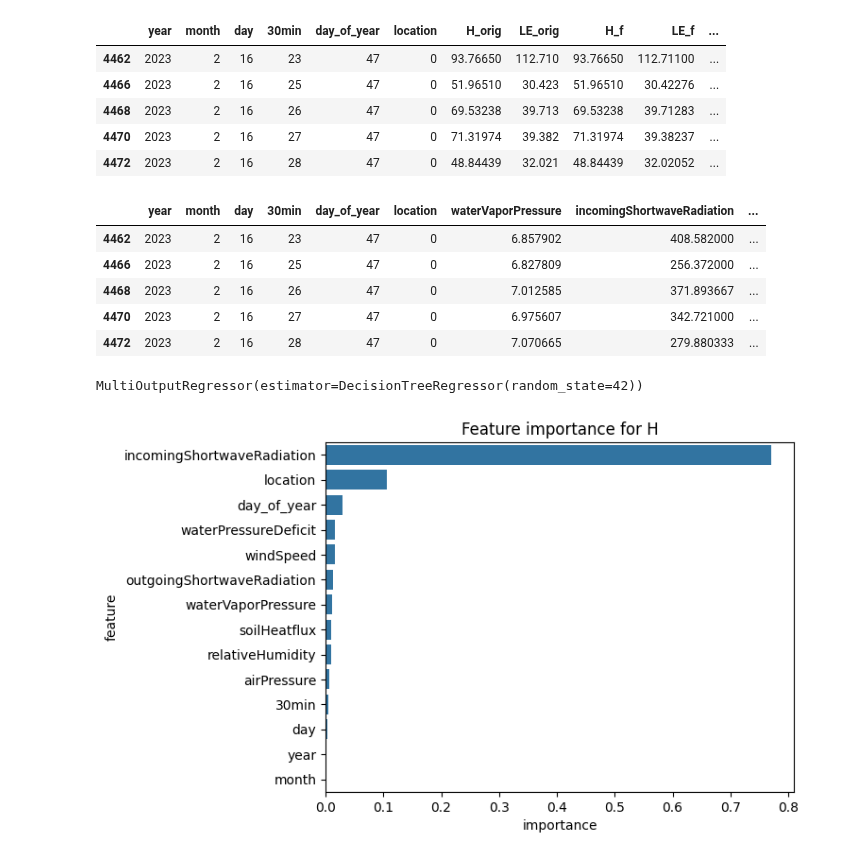
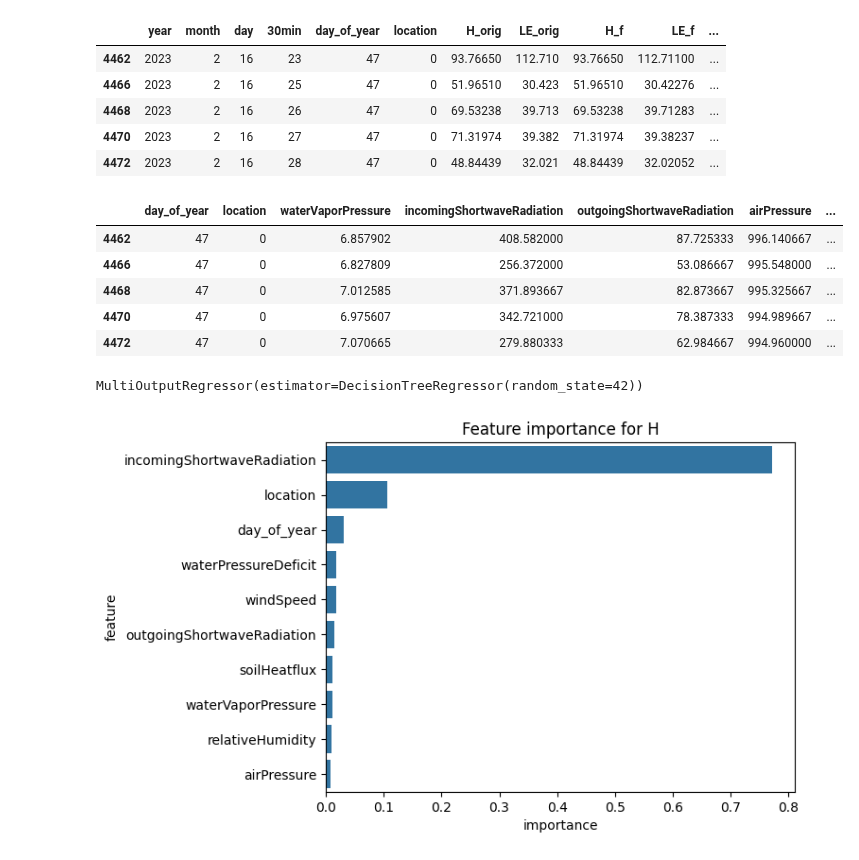
Before and after one commit to justusm00/ebc-project, a Jupyter notebook: ImpDimAna.ipynb, the cells around one changed output. Cells and saved outputs as stored; diff of their text form; code cells hidden in the pictures.

```diff
--- a/ImpDimAna.ipynb
+++ b/ImpDimAna.ipynb
@@ -24,15 +24,15 @@ data.head()
 # %%
 # Do the analysis for H & LE -> Drop from data
 y = data[['H_orig', 'LE_orig']]
-X = data.drop(columns=['H_orig', 'LE_orig', 'H_f', 'LE_f'])
+X = data.drop(columns=['H_orig', 'LE_orig', 'H_f', 'LE_f', 'year', 'month', 'day', '30min'])
 X.head()
 # %% [output]
-|  | year | month | day | 30min | day_of_year | location | waterVaporPressure | incomingShortwaveRadiation | ... |
-| 4462 | 2023 | 2 | 16 | 23 | 47 | 0 | 6.857902 | 408.582000 | ... |
-| 4466 | 2023 | 2 | 16 | 25 | 47 | 0 | 6.827809 | 256.372000 | ... |
-| 4468 | 2023 | 2 | 16 | 26 | 47 | 0 | 7.012585 | 371.893667 | ... |
-| 4470 | 2023 | 2 | 16 | 27 | 47 | 0 | 6.975607 | 342.721000 | ... |
-| 4472 | 2023 | 2 | 16 | 28 | 47 | 0 | 7.070665 | 279.880333 | ... |
+|  | day_of_year | location | waterVaporPressure | incomingShortwaveRadiation | outgoingShortwaveRadiation | airPressure | ... |
+| 4462 | 47 | 0 | 6.857902 | 408.582000 | 87.725333 | 996.140667 | ... |
+| 4466 | 47 | 0 | 6.827809 | 256.372000 | 53.086667 | 995.548000 | ... |
+| 4468 | 47 | 0 | 7.012585 | 371.893667 | 82.873667 | 995.325667 | ... |
+| 4470 | 47 | 0 | 6.975607 | 342.721000 | 78.387333 | 994.989667 | ... |
+| 4472 | 47 | 0 | 7.070665 | 279.880333 | 62.984667 | 994.960000 | ... |
 # %%
 # Train-test-split and fitting the Decision trees
 X_train, X_test, y_train, y_test = train_test_split(X, y, test_size=0.2, random_state=42)
@@ -61,7 +61,7 @@ sns.barplot(x='importance', y='feature', data=H_importance_df)
 plt.title('Feature importance for H')
 plt.show()
 # %% [output]
-[figure, old version]
+[figure, new version]
 # %%
 # Visualization of immportances for H
 LE_importance = DtreeLE.feature_importances_
```
Also changed, not shown: parts of 3 cells of this notebook.
